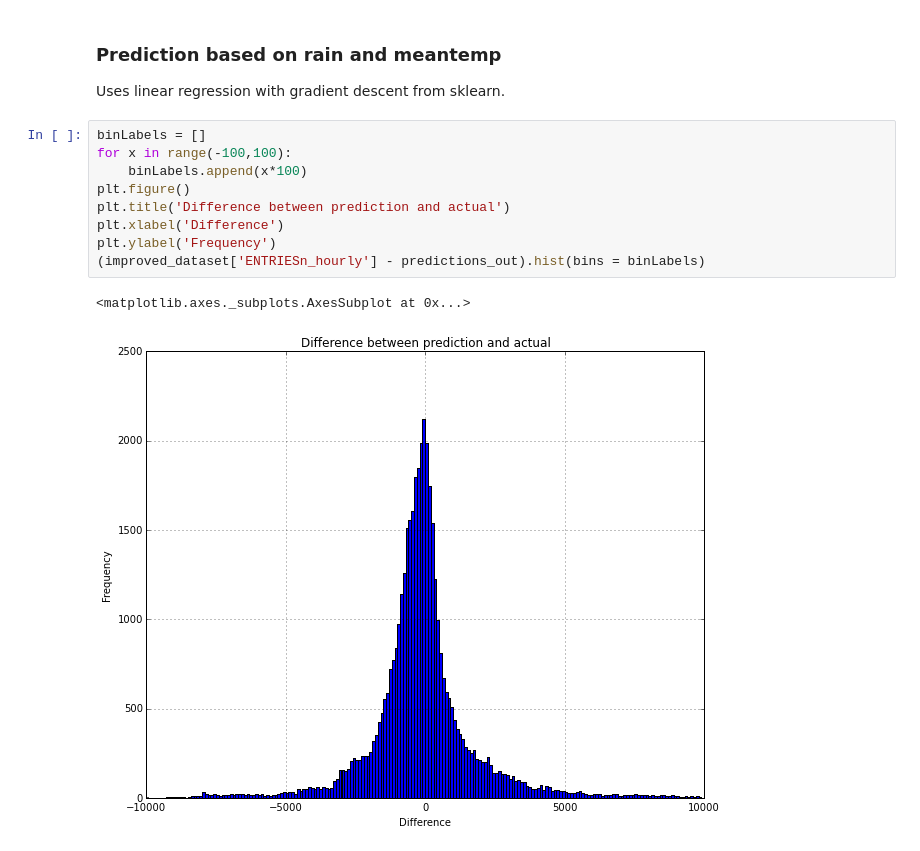
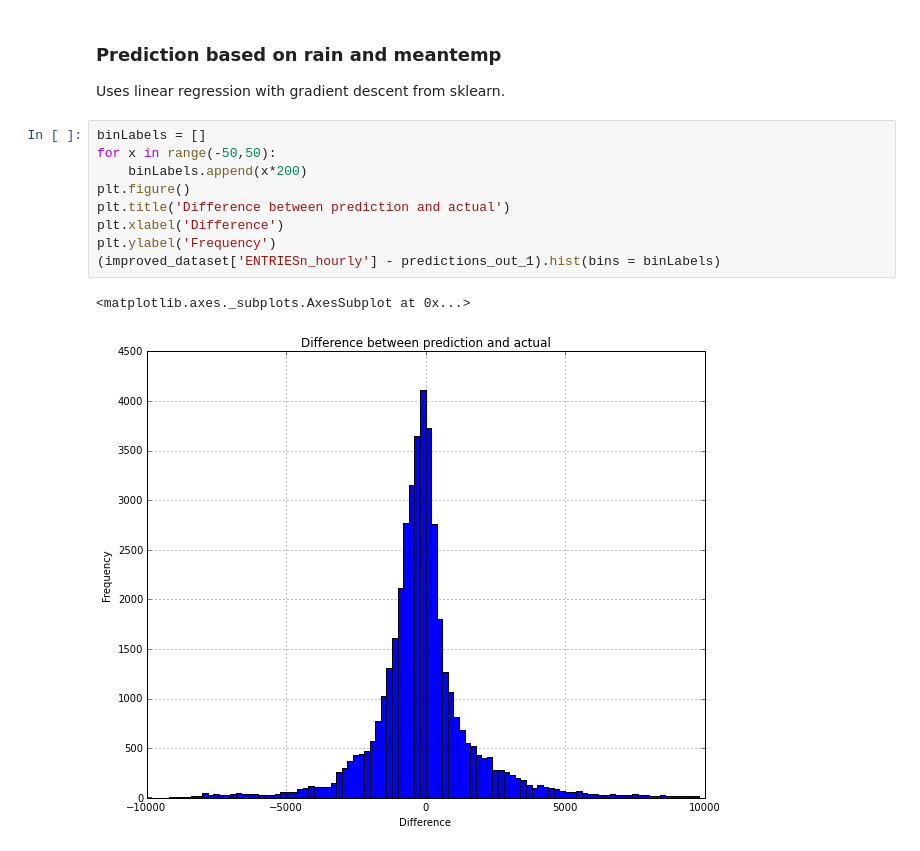
Before and after one commit to UC89/dataScienceStuff, a Jupyter notebook: project_1.ipynb, the cells around one changed output. Drawn from its saved outputs; the diff is of its cells as text.

```diff
--- a/project_1.ipynb
+++ b/project_1.ipynb
@@ -331,13 +369,13 @@ predictions_out = predictions(improved_dataset)
 <p>Uses linear regression with gradient descent from sklearn.</p>
 # %%
 binLabels = []
-for x in range(-100,100):
-    binLabels.append(x*100)
+for x in range(-50,50):
+    binLabels.append(x*200)
 plt.figure()
 plt.title('Difference between prediction and actual')
 plt.xlabel('Difference')
 plt.ylabel('Frequency')
-(improved_dataset['ENTRIESn_hourly'] - predictions_out).hist(bins = binLabels)
+(improved_dataset['ENTRIESn_hourly'] - predictions_out_1).hist(bins = binLabels)
 # %% [output]
 <matplotlib.axes._subplots.AxesSubplot at 0x...>
-[figure, old version]
+[figure, new version]
```
Also changed, not shown: parts of 9 cells of this notebook.
